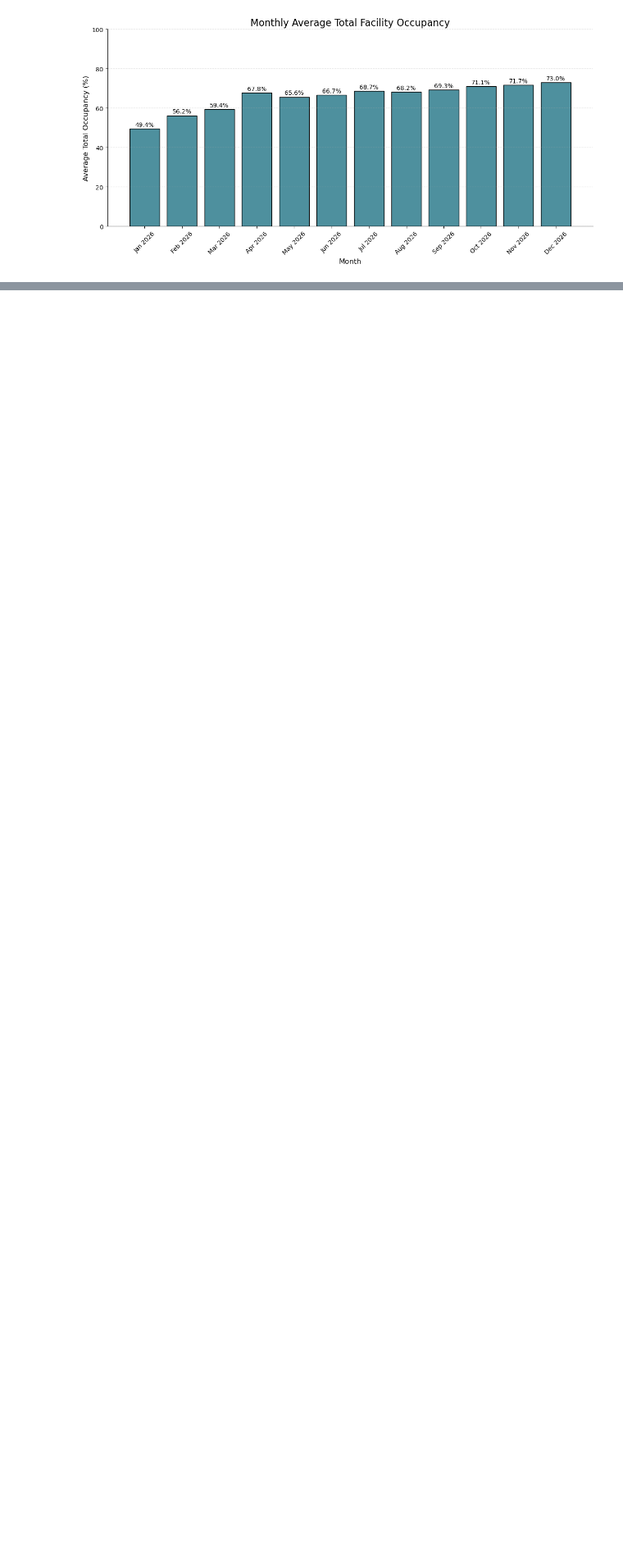
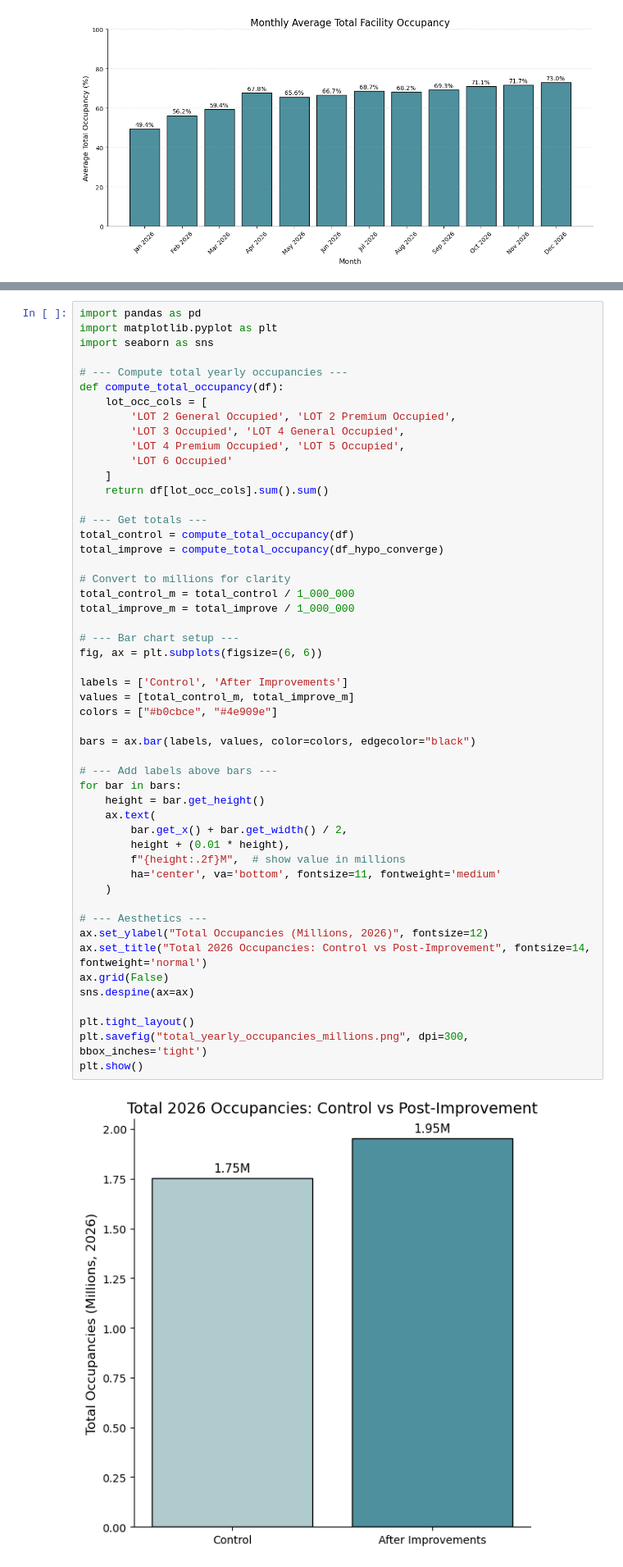
Before and after one commit to doom-boy/Ontario-Competition-Project, a Jupyter notebook: dynamicOccupationsHypothetical.ipynb, the cells around one changed output, grey strips where cells are left out. Shown at 82% size. Cells and saved outputs as stored; diff of their text form; blank space fills up the shorter version.

```diff
--- a/dynamicOccupationsHypothetical.ipynb
+++ b/dynamicOccupationsHypothetical.ipynb
@@ -753,0 +847,53 @@ plt.show()
+# %%
+import pandas as pd
+import matplotlib.pyplot as plt
+import seaborn as sns
+
+# --- Compute total yearly occupancies ---
+def compute_total_occupancy(df):
+    lot_occ_cols = [
+        'LOT 2 General Occupied', 'LOT 2 Premium Occupied',
+        'LOT 3 Occupied', 'LOT 4 General Occupied',
+        'LOT 4 Premium Occupied', 'LOT 5 Occupied',
+        'LOT 6 Occupied'
+    ]
+    return df[lot_occ_cols].sum().sum()
+
+# --- Get totals ---
+total_control = compute_total_occupancy(df)
+total_improve = compute_total_occupancy(df_hypo_converge)
+
+# Convert to millions for clarity
+total_control_m = total_control / 1_000_000
+total_improve_m = total_improve / 1_000_000
+
+# --- Bar chart setup ---
+fig, ax = plt.subplots(figsize=(6, 6))
+
+labels = ['Control', 'After Improvements']
+values = [total_control_m, total_improve_m]
+colors = ["#b0cbce", "#4e909e"]
+
+bars = ax.bar(labels, values, color=colors, edgecolor="black")
+
+# --- Add labels above bars ---
+for bar in bars:
+    height = bar.get_height()
+    ax.text(
+        bar.get_x() + bar.get_width() / 2,
+        height + (0.01 * height),
+        f"{height:.2f}M",  # show value in millions
+        ha='center', va='bottom', fontsize=11, fontweight='medium'
+    )
+
+# --- Aesthetics ---
+ax.set_ylabel("Total Occupancies (Millions, 2026)", fontsize=12)
+ax.set_title("Total 2026 Occupancies: Control vs Post-Improvement", fontsize=14, fontweight='normal')
+ax.grid(False)
+sns.despine(ax=ax)
+
+plt.tight_layout()
+plt.savefig("total_yearly_occupancies_millions.png", dpi=300, bbox_inches='tight')
+plt.show()
+# %% [output]
+[figure, added]
```
Also changed, not shown: parts of 6 cells of this notebook, 9 other files.
